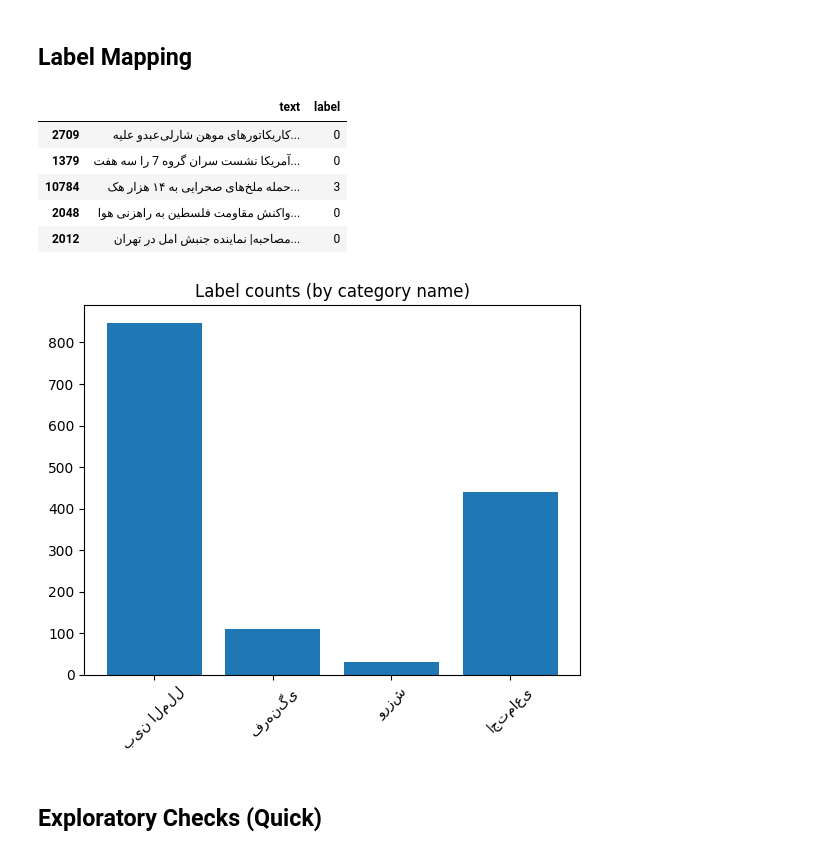
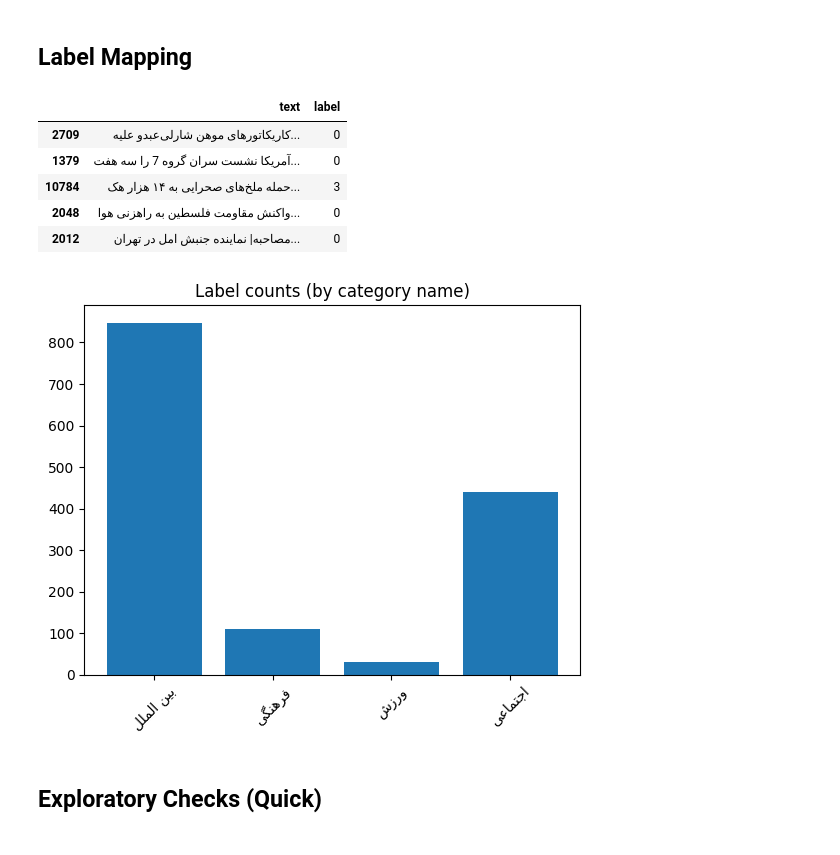
Before and after one commit to narges-tbm/persian-news-classification, a Jupyter notebook: News_Classification_mDeBERTa.ipynb, the cells around one changed output. Saved outputs shown, nothing was run; the diff lists cells and outputs as text; code cells hidden in the pictures.

Commit message:
Fixed Persian labels display using RTL (python-bidi, arabic-reshaper)

```diff
--- a/News_Classification_mDeBERTa.ipynb
+++ b/News_Classification_mDeBERTa.ipynb
@@ -25,6 +25,8 @@ This section installs all required libraries and sets up the development environ
 # %%
 # Install all required libraries for training and evaluation
 !pip install -q transformers datasets accelerate evaluate scikit-learn matplotlib
+# Install extras for proper Persian (RTL) rendering
+!pip install -q python-bidi arabic-reshaper
 
 # Core libraries for deep learning and data processing
 import os, torch, pandas as pd, numpy as np, matplotlib.pyplot as plt
@@ -48,6 +50,16 @@ from datasets import Dataset, DatasetDict
 # Path utilities
 from pathlib import Path
 
+# RTL helpers for Persian labels in plots/tables
+import arabic_reshaper
+from bidi.algorithm import get_display
+def rtl(s: str) -> str:
+    return get_display(arabic_reshaper.reshape(str(s)))
+
+# Ensure a font that supports Persian is used
+import matplotlib
+matplotlib.rcParams['font.family'] = 'DejaVu Sans'
+
 # Mount Google Drive to access dataset and save outputs
 from google.colab import drive
 drive.mount('/content/drive')
@@ -62,7 +74,7 @@ MODEL_ID = 'microsoft/mdeberta-v3-base'
 
 # Reproducibility and configuration
 SEED = 42
-MAX_LEN_CAP = 192         # Cap maximum sequence length (reduce if out-of-memory, e.g. 128)
+MAX_LEN_CAP = 192         # Cap maximum sequence length (reduce if out-of-memory, e.g., 128)
 FREEZE_N_LAYERS = 0       # Optionally freeze first N layers (e.g., 6) to save memory
 
 # Set random seeds for reproducibility
@@ -177,32 +189,32 @@ Unique labels (ordered): ['بین الملل', 'فرهنگی', 'ورزش', 'اج
 # %%
 # Map string labels to integer IDs (id2label / label2id)
 
 import pandas as pd
 import matplotlib.pyplot as plt
 
 # Show a preview of the training data (first 5 rows)
 pd.set_option('display.max_colwidth', 200)
 display(train_df.head(5))
 
 # Count the number of samples per label (sorted by label ID)
 counts = train_df['label'].value_counts().sort_index()
 
 # Map integer IDs back to their string category names
-labels = [id2label[i] for i in counts.index]
+labels_disp = [rtl(id2label[i]) for i in counts.index]
 
 # Plot the label distribution
-plt.bar(labels, counts.values)
+plt.bar(labels_disp, counts.values)
 plt.title('Label counts (by category name)')
 plt.xticks(rotation=45)
 plt.show()
 # %% [output]
 |  | text | label |
 | 2709 | کاریکاتورهای موهن شارلی‌عبدو علیه... | 0 |
 | 1379 | آمریکا نشست سران گروه 7 را سه هفت... | 0 |
 | 10784 | حمله ملخ‌های صحرایی به ۱۴ هزار هک... | 3 |
 | 2048 | واکنش مقاومت فلسطین به راهزنی هوا... | 0 |
 | 2012 | مصاحبه| نماینده جنبش امل در تهران... | 0 |
-[figure, old version]
+[figure, new version]
 # %% [markdown]
 ## Exploratory Checks (Quick)
 # %%
```
Also changed, not shown: parts of 4 cells of this notebook.
